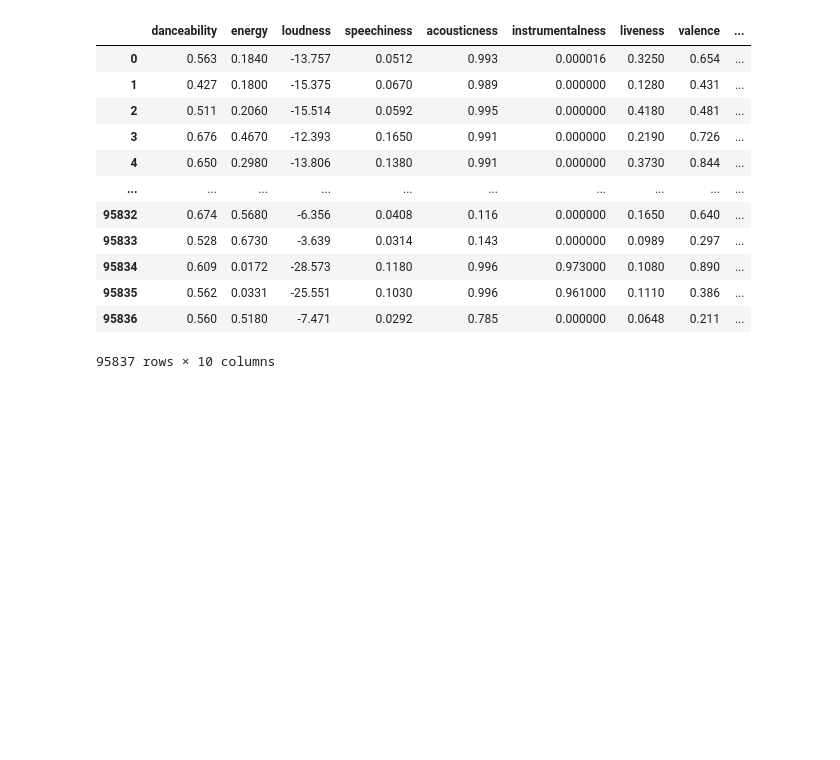
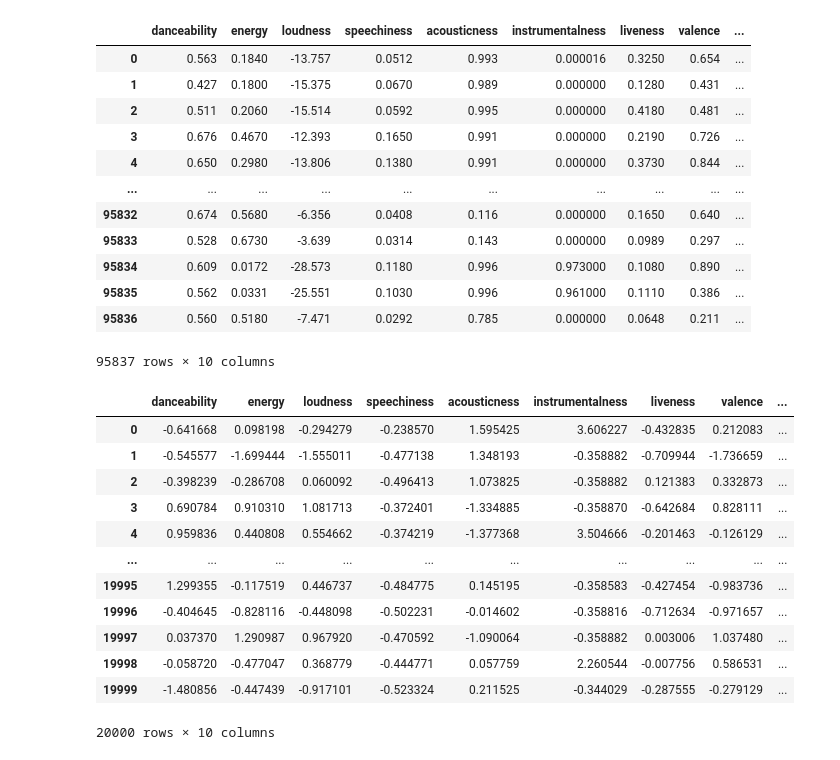
Before and after one commit to sindhu7-zero/Unsupervised_project, a Jupyter notebook: Preprocessing_notebook/cluster.ipynb, the cells around one changed output. Cells and saved outputs as stored; diff of their text form; code cells hidden in the pictures; blank space fills up the shorter version.

```diff
--- a/Preprocessing_notebook/cluster.ipynb
+++ b/Preprocessing_notebook/cluster.ipynb
@@ -102,3 +103,22 @@ X=X.sample(20000)
+# %%
+scaler = StandardScaler()
+scaled_data = scaler.fit_transform(selected_df)
+X = pd.DataFrame(scaled_data, columns=selected_df.columns)
+X
+# %% [output]
+|  | danceability | energy | loudness | speechiness | acousticness | instrumentalness | liveness | valence | ... |
+| 0 | -0.641668 | 0.098198 | -0.294279 | -0.238570 | 1.595425 | 3.606227 | -0.432835 | 0.212083 | ... |
+| 1 | -0.545577 | -1.699444 | -1.555011 | -0.477138 | 1.348193 | -0.358882 | -0.709944 | -1.736659 | ... |
+| 2 | -0.398239 | -0.286708 | 0.060092 | -0.496413 | 1.073825 | -0.358882 | 0.121383 | 0.332873 | ... |
+| 3 | 0.690784 | 0.910310 | 1.081713 | -0.372401 | -1.334885 | -0.358870 | -0.642684 | 0.828111 | ... |
+| 4 | 0.959836 | 0.440808 | 0.554662 | -0.374219 | -1.377368 | 3.504666 | -0.201463 | -0.126129 | ... |
+| ... | ... | ... | ... | ... | ... | ... | ... | ... | ... |
+| 19995 | 1.299355 | -0.117519 | 0.446737 | -0.484775 | 0.145195 | -0.358583 | -0.427454 | -0.983736 | ... |
+| 19996 | -0.404645 | -0.828116 | -0.448098 | -0.502231 | -0.014602 | -0.358816 | -0.712634 | -0.971657 | ... |
+| 19997 | 0.037370 | 1.290987 | 0.967920 | -0.470592 | -1.090064 | -0.358882 | 0.003006 | 1.037480 | ... |
+| 19998 | -0.058720 | -0.477047 | 0.368779 | -0.444771 | 0.057759 | 2.260544 | -0.007756 | 0.586531 | ... |
+| 19999 | -1.480856 | -0.447439 | -0.917101 | -0.523324 | 0.211525 | -0.344029 | -0.287555 | -0.279129 | ... |
+20000 rows × 10 columns
 # %%
 wcss=[]
 for i in range(1,15):
```
Also changed, not shown: parts of 10 cells of this notebook.
